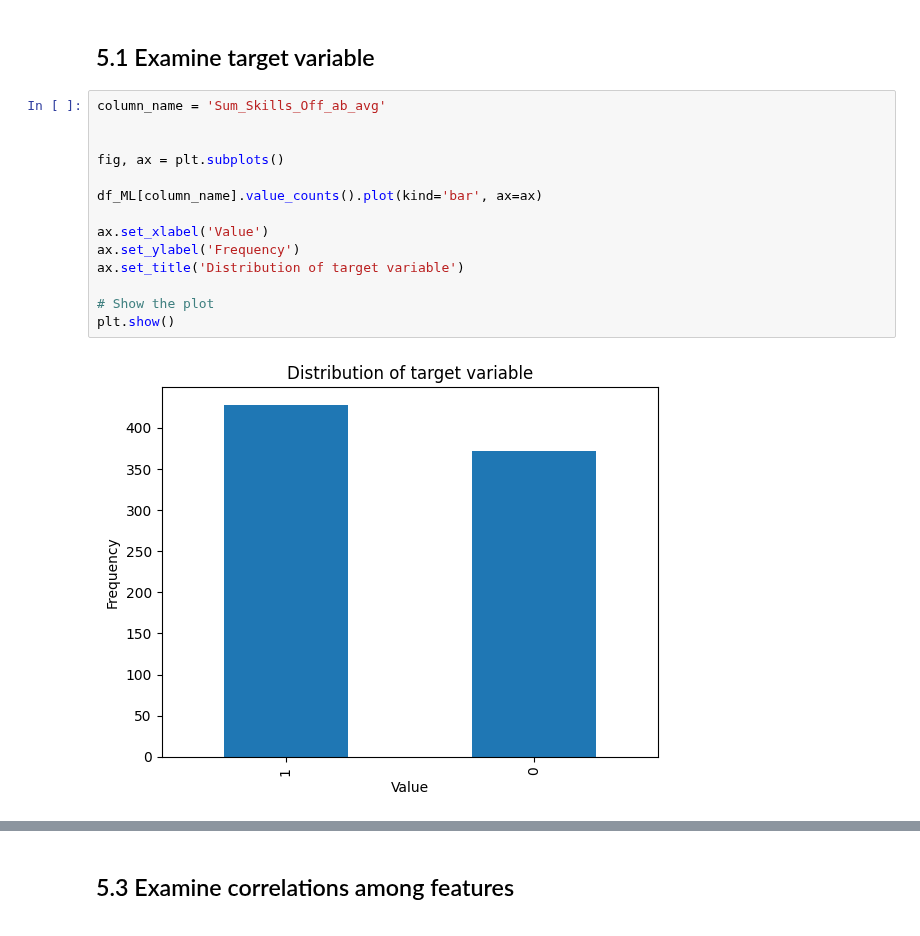
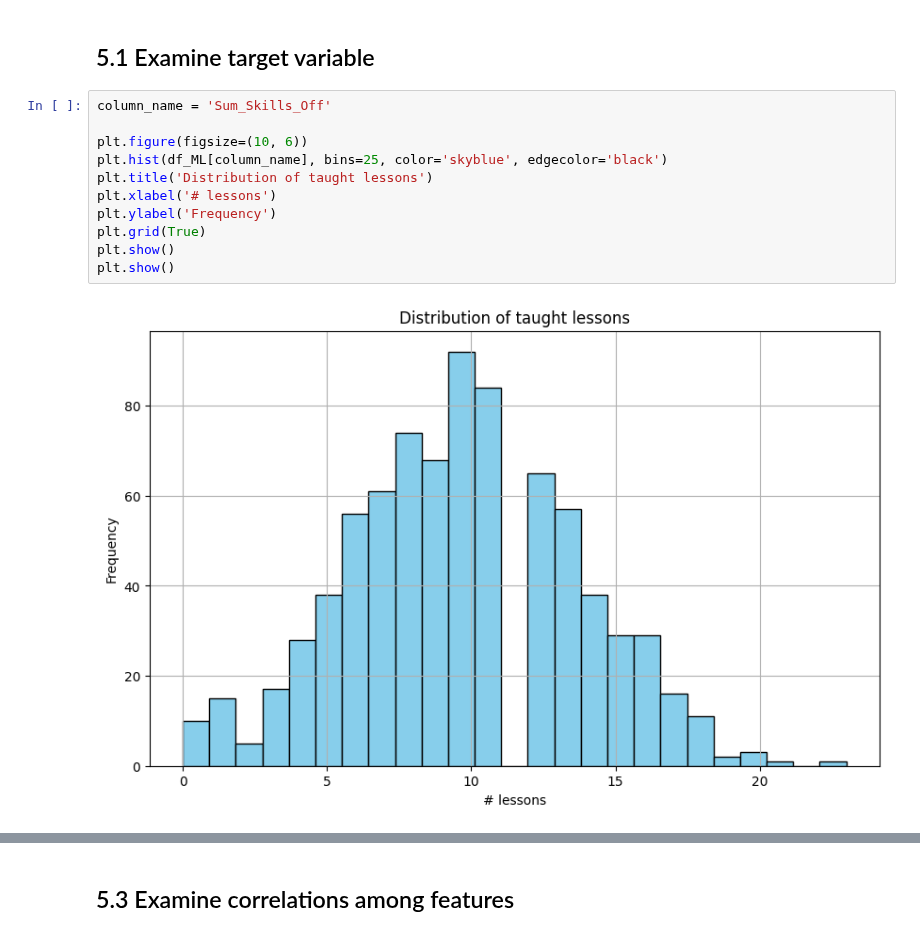
Before and after one commit to TechLabs-Berlin/ws24-skillswap, a Jupyter notebook: DS/01_Notebooks/02_Features_Insights/03_Exploratory_Data_Analysis/Exploratory.data.analysis.ipynb, the cells around one changed output, grey strips where cells are left out. Saved outputs shown, nothing was run; the diff lists cells and outputs as text.

```diff
--- a/DS/01_Notebooks/02_Features_Insights/03_Exploratory_Data_Analysis/Exploratory.data.analysis.ipynb
+++ b/DS/01_Notebooks/02_Features_Insights/03_Exploratory_Data_Analysis/Exploratory.data.analysis.ipynb
@@ -337,19 +337,16 @@ df_ML.head()
 | 4 | 0 | 0 | 0 | 1 | 0 | 0 | 0 | 0 | 0 | 0 | ... |
 # %% [markdown]
 ## 5.1 Examine target variable
-# %%
-column_name = 'Sum_Skills_Off_ab_avg'
-
-
-fig, ax = plt.subplots()
-
-df_ML[column_name].value_counts().plot(kind='bar', ax=ax)
-
-ax.set_xlabel('Value')
-ax.set_ylabel('Frequency')
-ax.set_title('Distribution of target variable')
-
-# Show the plot
-plt.show()
-# %% [output]
-[figure, removed]
+# %%
+column_name = 'Sum_Skills_Off'
+
+plt.figure(figsize=(10, 6))
+plt.hist(df_ML[column_name], bins=25, color='skyblue', edgecolor='black')
+plt.title('Distribution of taught lessons')
+plt.xlabel('# lessons')
+plt.ylabel('Frequency')
+plt.grid(True)
+plt.show()
+plt.show()
+# %% [output]
+[figure, added]
```
Also changed, not shown: parts of 3 cells of this notebook.
